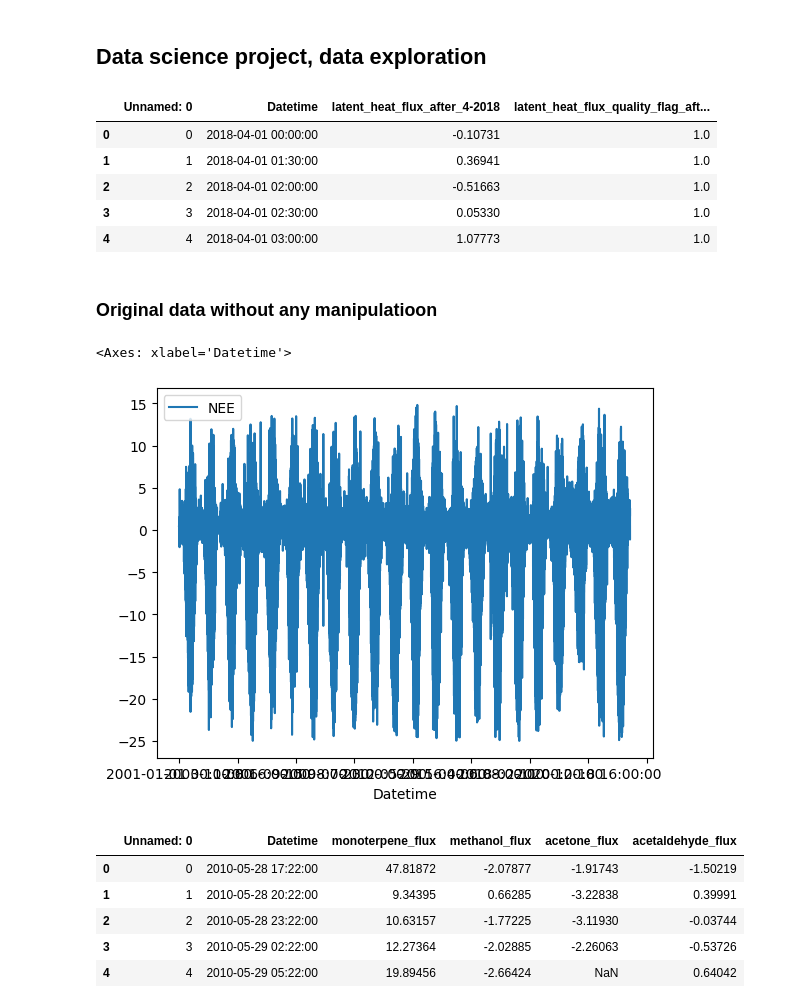
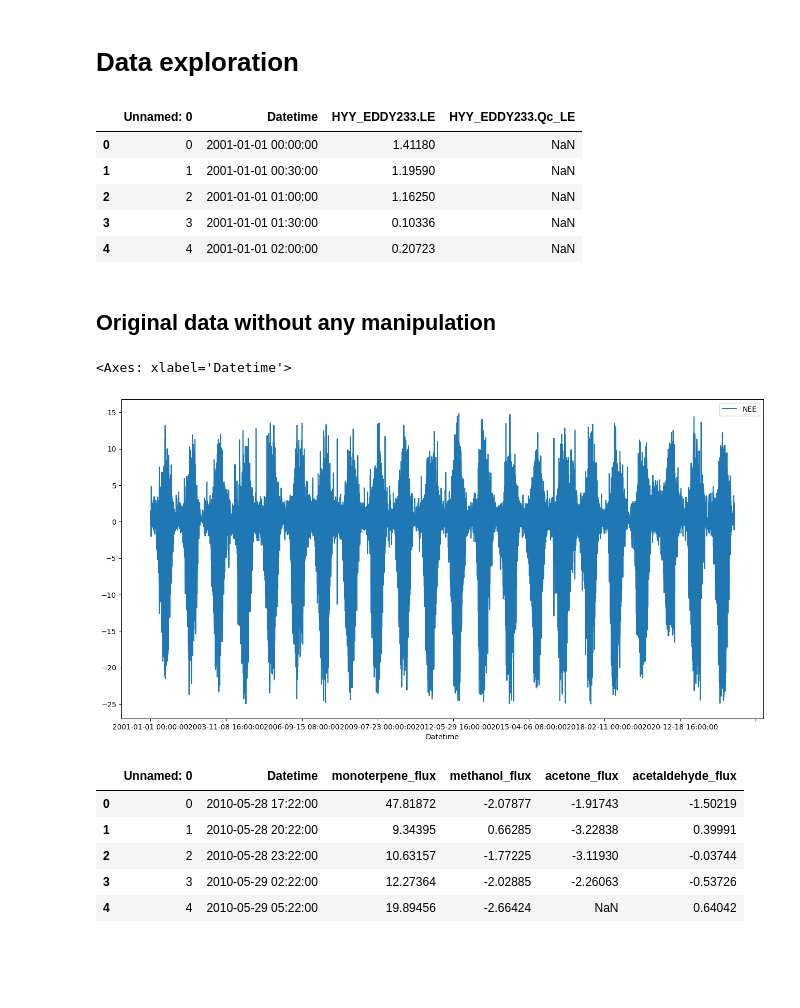
Before and after one commit to ramipiik/Data-Science-Project, a Jupyter notebook: Projektitestailua.ipynb, the cells around one changed output. Drawn from its saved outputs; the diff is of its cells as text; code cells hidden in the pictures; blank space fills up the shorter version.

Commit message:
Continue data exploration

```diff
--- a/Projektitestailua.ipynb
+++ b/Projektitestailua.ipynb
@@ -1,5 +1,5 @@
 # %% [markdown]
-## Data science project, data exploration
+# Data exploration
 # %%
 import pandas as pd
 import numpy as np
@@ -10,21 +10,23 @@ import matplotlib.pyplot as plt
 df1 = pd.read_csv('./data/GPP_NEE_flux_2001-2022.csv')
 df2 = pd.read_csv('./data/voc_2010-2022.csv')
 df3 = pd.read_csv('./data/latent_heat_flux_2018-2022.csv')
-df3.head()
+df4 = pd.read_csv('./data/latent_heat_flux_2001-2018.csv')
+df4.head()
 # %% [output]
-|  | Unnamed: 0 | Datetime | latent_heat_flux_after_4-2018 | latent_heat_flux_quality_flag_aft... |
-| 0 | 0 | 2018-04-01 00:00:00 | -0.10731 | 1.0 |
-| 1 | 1 | 2018-04-01 01:30:00 | 0.36941 | 1.0 |
-| 2 | 2 | 2018-04-01 02:00:00 | -0.51663 | 1.0 |
-| 3 | 3 | 2018-04-01 02:30:00 | 0.05330 | 1.0 |
-| 4 | 4 | 2018-04-01 03:00:00 | 1.07773 | 1.0 |
+|  | Unnamed: 0 | Datetime | HYY_EDDY233.LE | HYY_EDDY233.Qc_LE |
+| 0 | 0 | 2001-01-01 00:00:00 | 1.41180 | NaN |
+| 1 | 1 | 2001-01-01 00:30:00 | 1.19590 | NaN |
+| 2 | 2 | 2001-01-01 01:00:00 | 1.16250 | NaN |
+| 3 | 3 | 2001-01-01 01:30:00 | 0.10336 | NaN |
+| 4 | 4 | 2001-01-01 02:00:00 | 0.20723 | NaN |
 # %% [markdown]
-### Original data without any manipulatioon
+## Original data without any manipulation
 # %%
-df1.plot('Datetime', 'NEE')
+fig, ax = plt.subplots(figsize=(16,8))
+df1.plot('Datetime', 'NEE', ax=ax)
 # %% [output]
 <Axes: xlabel='Datetime'>
-[figure, old version]
+[figure, new version]
 # %%
 df2.head()
 # %% [output]
```
Also changed, not shown: parts of 28 cells of this notebook.
